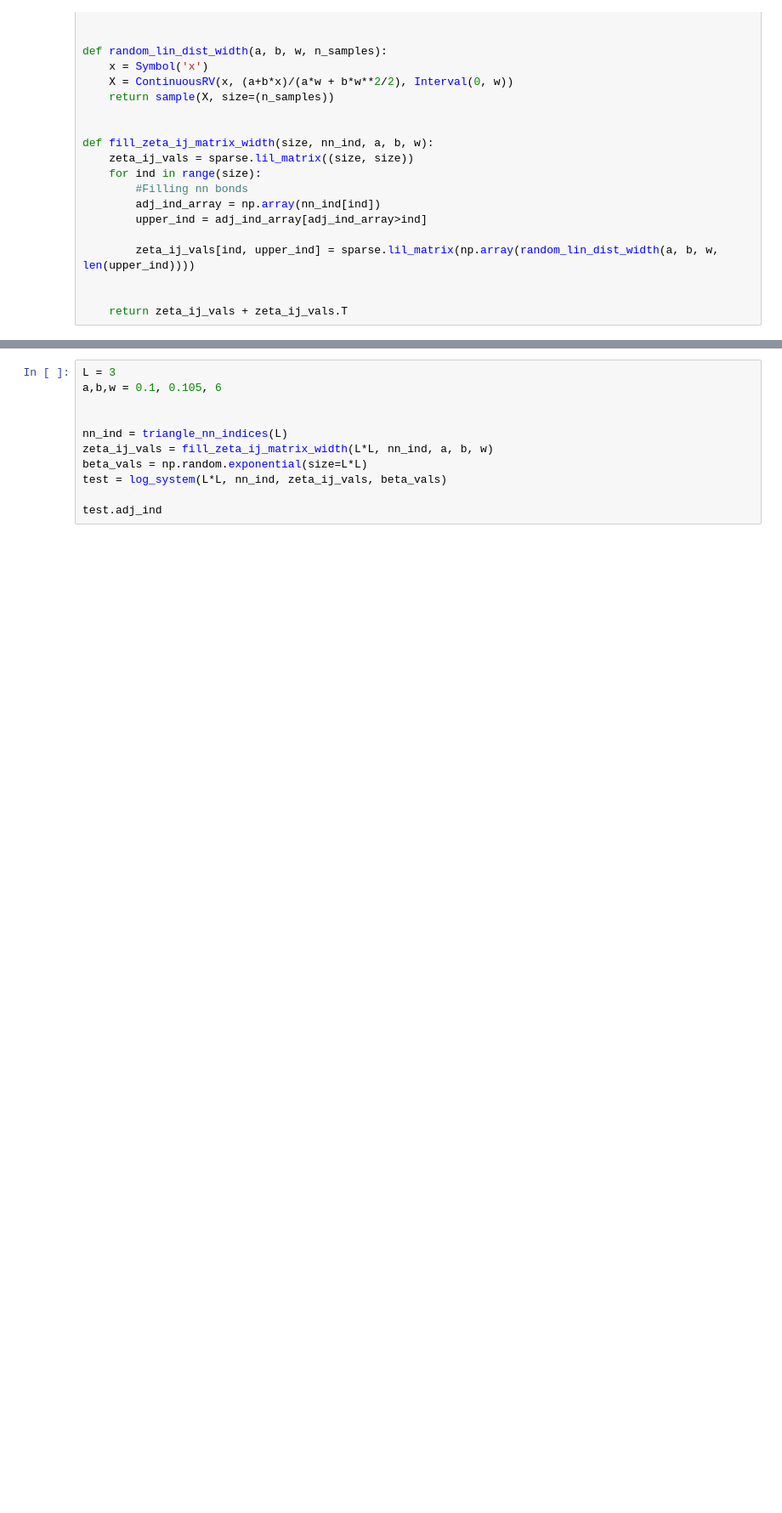
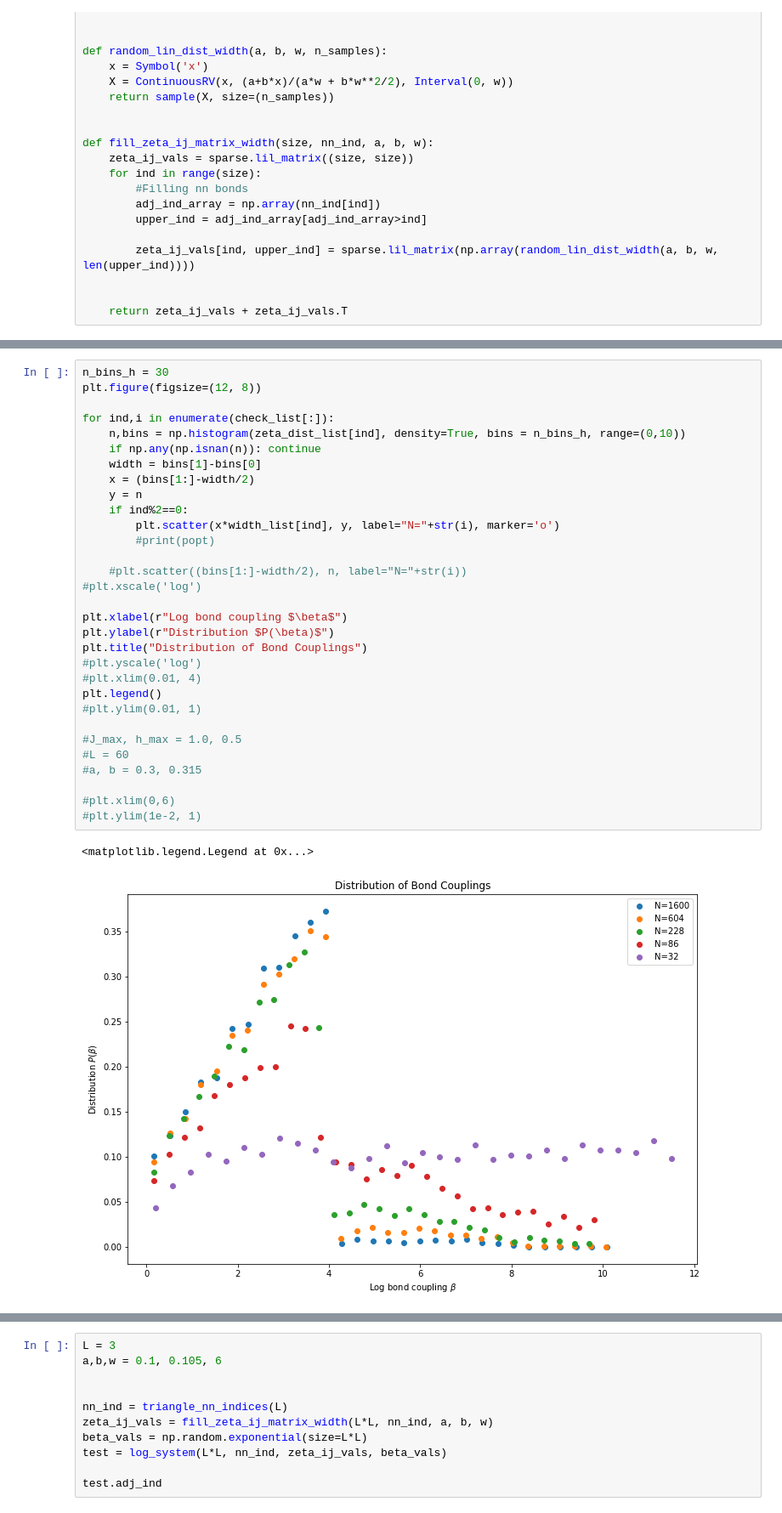
Before and after one commit to tsgaurav/Ising_RSRG, a Jupyter notebook: ipynb_notebooks/Log_Ising_Decimation_2D.ipynb, the cells around one changed output, grey strips where cells are left out. Shown at 85% size. Saved outputs shown, nothing was run; the diff lists cells and outputs as text; blank space fills up the shorter version.

```diff
--- a/ipynb_notebooks/Log_Ising_Decimation_2D.ipynb
+++ b/ipynb_notebooks/Log_Ising_Decimation_2D.ipynb
@@ -456,3 +498,37 @@ plt.legend()
+# %%
+n_bins_h = 30
+plt.figure(figsize=(12, 8))
+
+for ind,i in enumerate(check_list[:]):
+    n,bins = np.histogram(zeta_dist_list[ind], density=True, bins = n_bins_h, range=(0,10))
+    if np.any(np.isnan(n)): continue
+    width = bins[1]-bins[0]
+    x = (bins[1:]-width/2)
+    y = n
+    if ind%2==0:
+        plt.scatter(x*width_list[ind], y, label="N="+str(i), marker='o')
+        #print(popt)
+
+    #plt.scatter((bins[1:]-width/2), n, label="N="+str(i))
+#plt.xscale('log')
+
+plt.xlabel(r"Log bond coupling $\beta$")
+plt.ylabel(r"Distribution $P(\beta)$")
+plt.title("Distribution of Bond Couplings")
+#plt.yscale('log')
+#plt.xlim(0.01, 4)
+plt.legend()
+#plt.ylim(0.01, 1)
+
+#J_max, h_max = 1.0, 0.5
+#L = 60
+#a, b = 0.3, 0.315
+
+#plt.xlim(0,6)
+#plt.ylim(1e-2, 1)
+# %% [output]
+<matplotlib.legend.Legend at 0x...>
+[figure, added]
 # %%
 plt.scatter(N_list, width_list)
 
```
Also changed, not shown: parts of 11 cells of this notebook, 1 other file.
